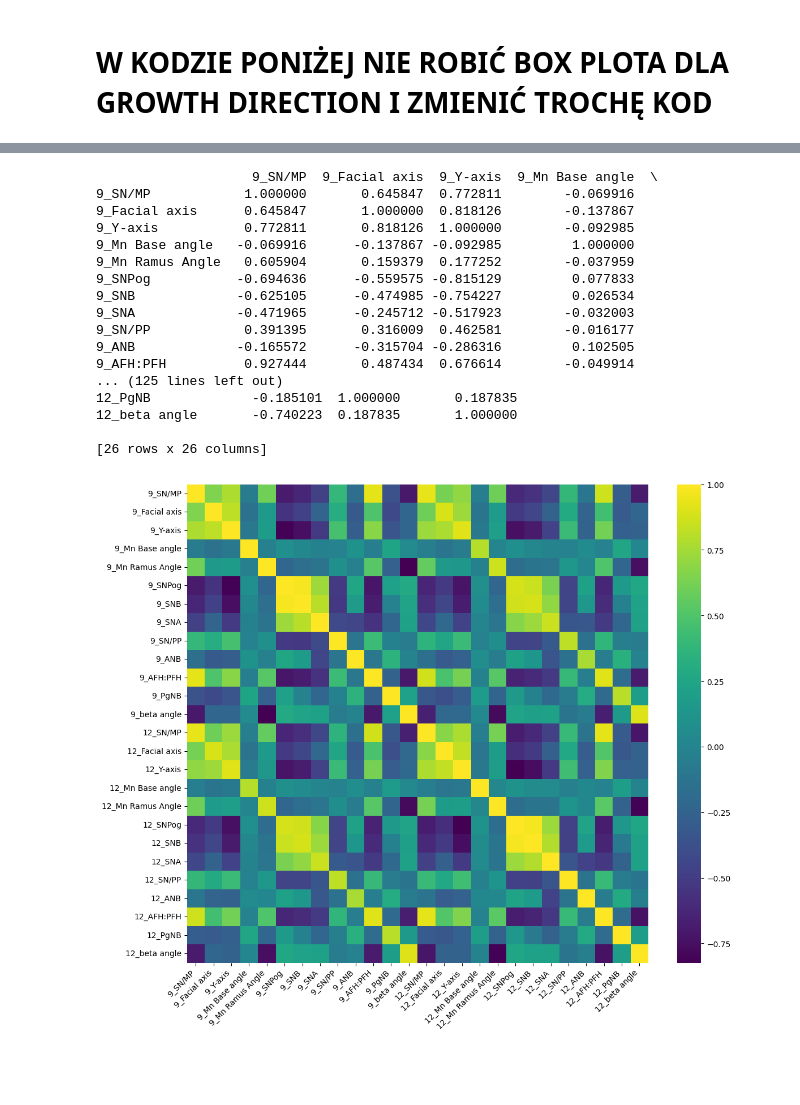
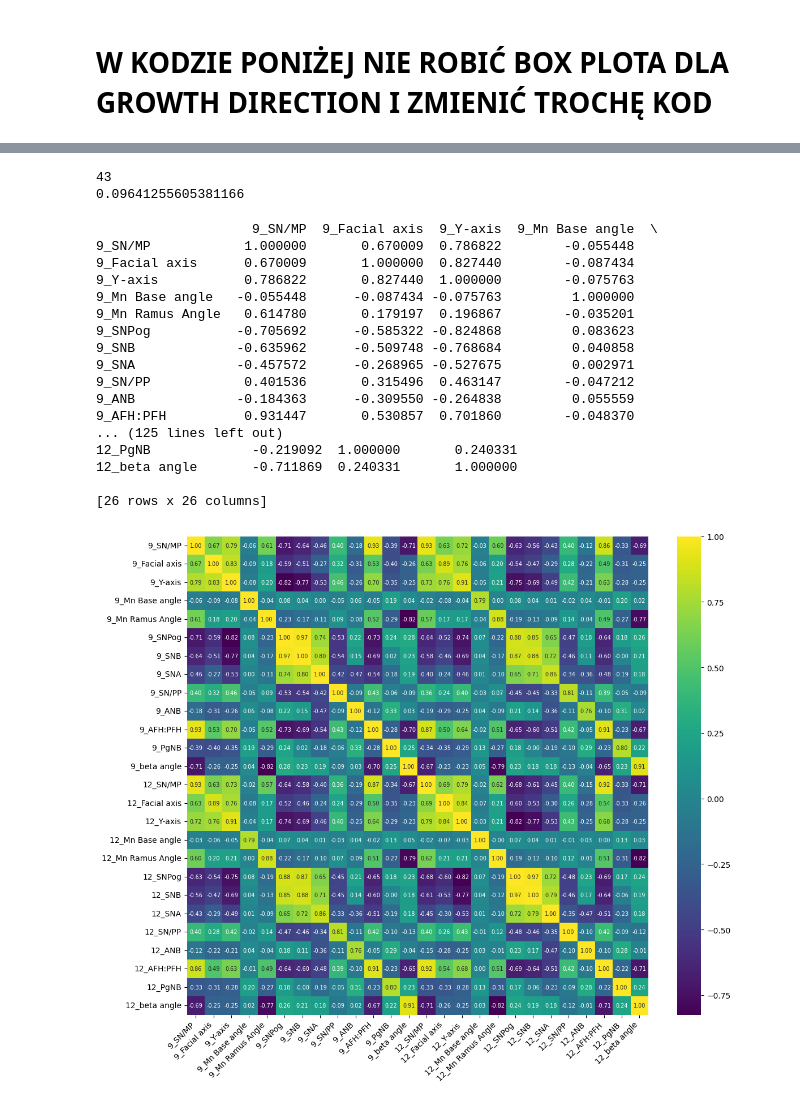
Before and after one commit to R4ken/Machine-Learning-Analysis, a Jupyter notebook: classification/solution.ipynb, the cells around one changed output, grey strips where cells are left out. Drawn from its saved outputs; the diff is of its cells as text; code cells hidden in the pictures; blank space fills up the shorter version.

```diff
--- a/classification/solution.ipynb
+++ b/classification/solution.ipynb
@@ -119,9 +117,9 @@ y_test  = y_test.reset_index(drop=True)
 # W KODZIE PONIŻEJ NIE ROBIĆ BOX PLOTA DLA GROWTH DIRECTION I ZMIENIĆ TROCHĘ KOD
 # %%
 # https://www.geeksforgeeks.org/data-analysis/data-preprocessing-machine-learning-python/
-fig, axs = plt.subplots(len(x_train.columns), 1, figsize=(7, 30), dpi=95)
-for i, col in enumerate(x_train.columns):
-    axs[i].boxplot(df[col], vert=False)
+fig, axs = plt.subplots(len(X.columns), 1, figsize=(10, 30), dpi=100)
+for i, col in enumerate(X.columns):
+    axs[i].boxplot(X[col], vert=False)
     axs[i].set_ylabel(col)
 fig.tight_layout()
 plt.show()
@@ -130,18 +127,0 @@ plt.show()
-# %%
-description = x_train.describe()
-description
-
-for column in x_train.columns:
-    info_column = description[column]
-    q1 = info_column["25%"]
-    q3 = info_column["75%"]
-    iqr = q3 - q1
-    lower_bound = q1 - 1.5 * iqr
-    upper_bound = q3 + 1.5 * iqr
-    for idx, value in enumerate(x_train[column]):
-        if (value < lower_bound):
-            x_train.at[idx, column] = lower_bound
-        elif (value > upper_bound):
-            x_train.at[idx, column] = upper_bound
-
-x_train.describe()
@@ -159,37 +128,55 @@ x_train.describe()
+# %%
+rows_with_outliers = set()
+n = X.shape[0]
+for column in X.columns:
+    q1 = X[column].quantile(0.25)
+    q3 = X[column].quantile(0.75)
+    iqr = q3 - q1
+    lower_bound = q1 - 1.5 * iqr
+    upper_bound = q3 + 1.5 * iqr
+    for i in range(0, n):
+        if (X.at[i, column] < lower_bound or X.at[i, column] > upper_bound):
+            rows_with_outliers.add(i)
+
+print(len(rows_with_outliers))
+print(len(rows_with_outliers) / n)
+# %% [output]
+43
+0.09641255605381166
 # %%
-print(x_train.corr())
+print(X.corr())
 # %% [output]
                     9_SN/MP  9_Facial axis  9_Y-axis  9_Mn Base angle  \
-9_SN/MP            1.000000       0.645847  0.772811        -0.069916
-9_Facial axis      0.645847       1.000000  0.818126        -0.137867
-9_Y-axis           0.772811       0.818126  1.000000        -0.092985
-9_Mn Base angle   -0.069916      -0.137867 -0.092985         1.000000
-9_Mn Ramus Angle   0.605904       0.159379  0.177252        -0.037959
-9_SNPog           -0.694636      -0.559575 -0.815129         0.077833
-9_SNB             -0.625105      -0.474985 -0.754227         0.026534
-9_SNA             -0.471965      -0.245712 -0.517923        -0.032003
-9_SN/PP            0.391395       0.316009  0.462581        -0.016177
-9_ANB             -0.165572      -0.315704 -0.286316         0.102505
-9_AFH:PFH          0.927444       0.487434  0.676614        -0.049914
+9_SN/MP            1.000000       0.670009  0.786822        -0.055448
+9_Facial axis      0.670009       1.000000  0.827440        -0.087434
+9_Y-axis           0.786822       0.827440  1.000000        -0.075763
+9_Mn Base angle   -0.055448      -0.087434 -0.075763         1.000000
+9_Mn Ramus Angle   0.614780       0.179197  0.196867        -0.035201
+9_SNPog           -0.705692      -0.585322 -0.824868         0.083623
+9_SNB             -0.635962      -0.509748 -0.768684         0.040858
+9_SNA             -0.457572      -0.268965 -0.527675         0.002971
+9_SN/PP            0.401536       0.315496  0.463147        -0.047212
+9_ANB             -0.184363      -0.309550 -0.264838         0.055559
+9_AFH:PFH          0.931447       0.530857  0.701860        -0.048370
 ... (125 lines left out)
-12_PgNB             -0.185101  1.000000       0.187835
-12_beta angle       -0.740223  0.187835       1.000000
+12_PgNB             -0.219092  1.000000       0.240331
+12_beta angle       -0.711869  0.240331       1.000000
 
 [26 rows x 26 columns]
 # %%
 #ai generated
-corr = x_train.corr()
+corr = X.corr()
 
 fig, ax = plt.subplots(figsize=(12, 10))
-sns.heatmap(corr, annot=False, ax=ax, cbar=True, cmap='viridis')
+sns.heatmap(corr, annot=True, ax=ax, cbar=True, cmap='viridis', annot_kws={'size': 7}, fmt='.2f')
 
 ax.set_xticks([i + 0.5 for i in range(len(corr.columns))])
 ax.set_yticks([i + 0.5 for i in range(len(corr.index))])
 
 ax.set_xticklabels(corr.columns, rotation=45, ha='right')
 ax.set_yticklabels(corr.index, rotation=0)
 
 plt.tight_layout()
 plt.show()
 # %% [output]
-[figure, old version]
+[figure, new version]
```
Also changed, not shown: parts of 17 cells of this notebook.
